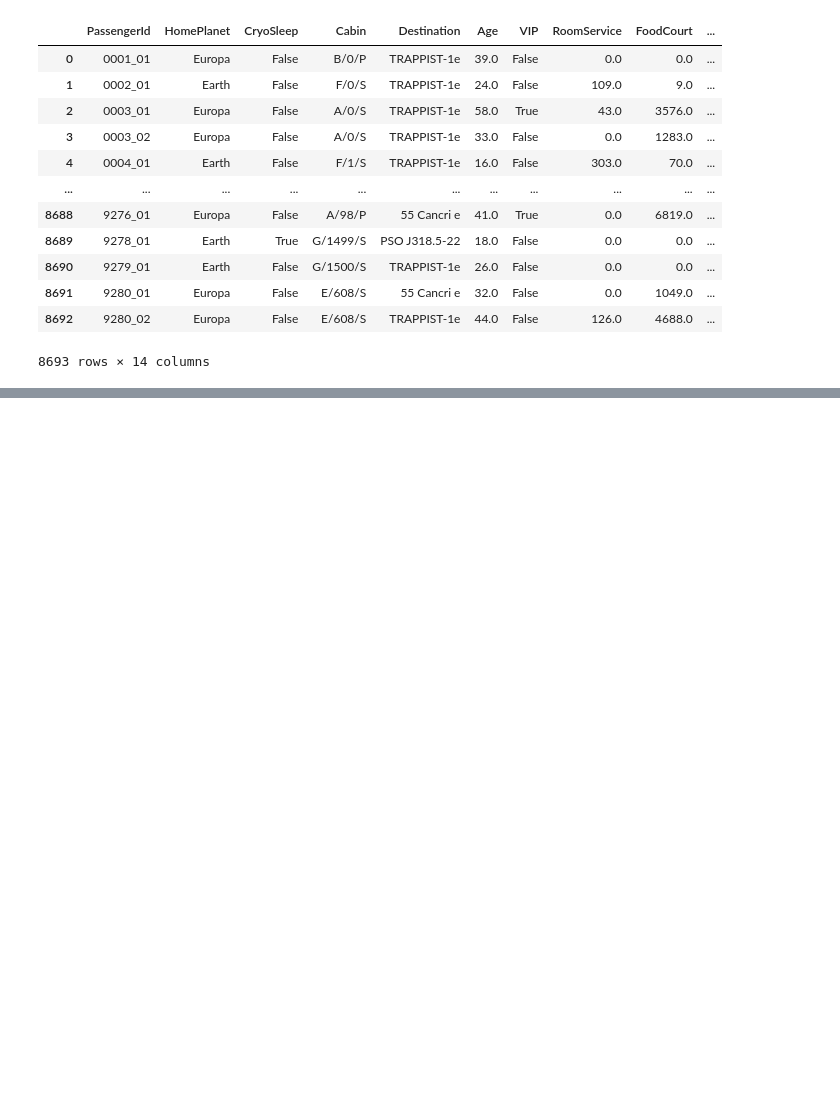
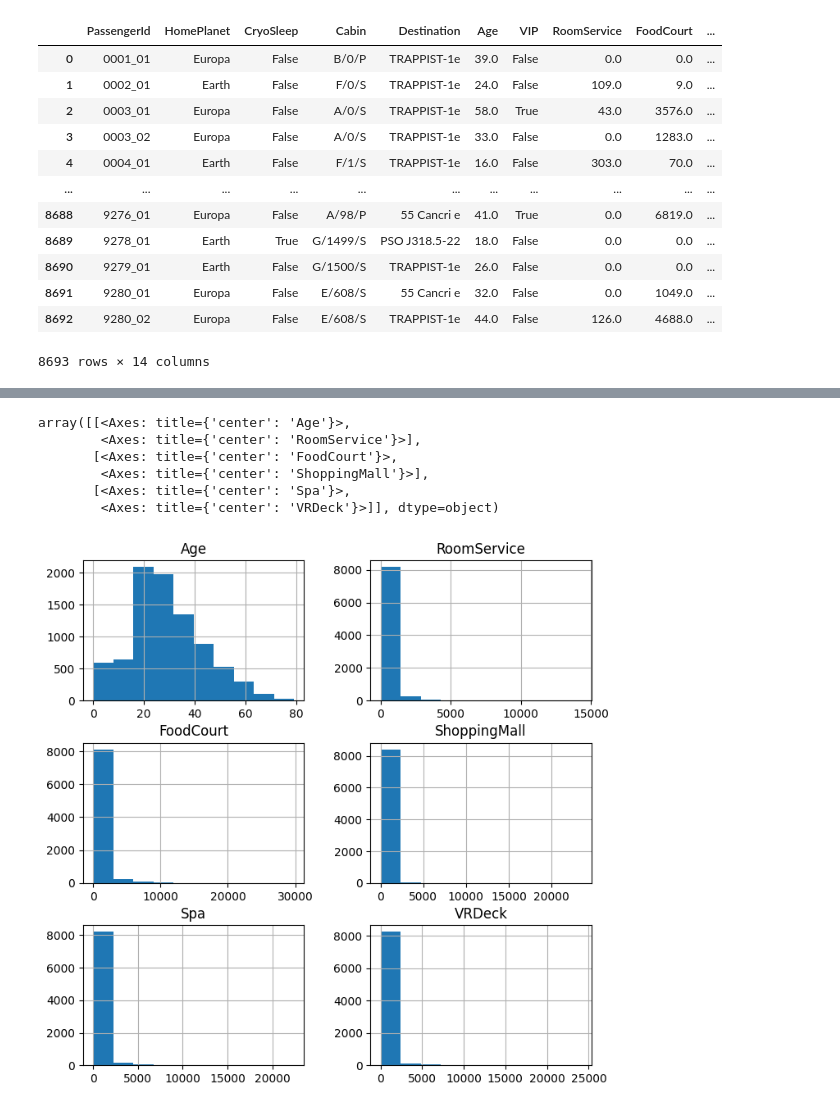
Before and after one commit to TrueDisciple/SpaceTitanic, a Jupyter notebook: SpaceTitanicNotebook.ipynb, the cells around one changed output, grey strips where cells are left out. Drawn from its saved outputs; the diff is of its cells as text; code cells hidden in the pictures; blank space fills up the shorter version.

```diff
--- a/SpaceTitanicNotebook.ipynb
+++ b/SpaceTitanicNotebook.ipynb
@@ -55,0 +80,11 @@ training_spacetitanic_df.sort_index()
+# %%
+#The numerical data visualized for ease not any of the object columns
+training_spacetitanic_df.hist(figsize=(8,8))
+# %% [output]
+array([[<Axes: title={'center': 'Age'}>,
+        <Axes: title={'center': 'RoomService'}>],
+       [<Axes: title={'center': 'FoodCourt'}>,
+        <Axes: title={'center': 'ShoppingMall'}>],
+       [<Axes: title={'center': 'Spa'}>,
+        <Axes: title={'center': 'VRDeck'}>]], dtype=object)
+[figure, added]
```
Also changed, not shown: parts of 5 cells of this notebook.
